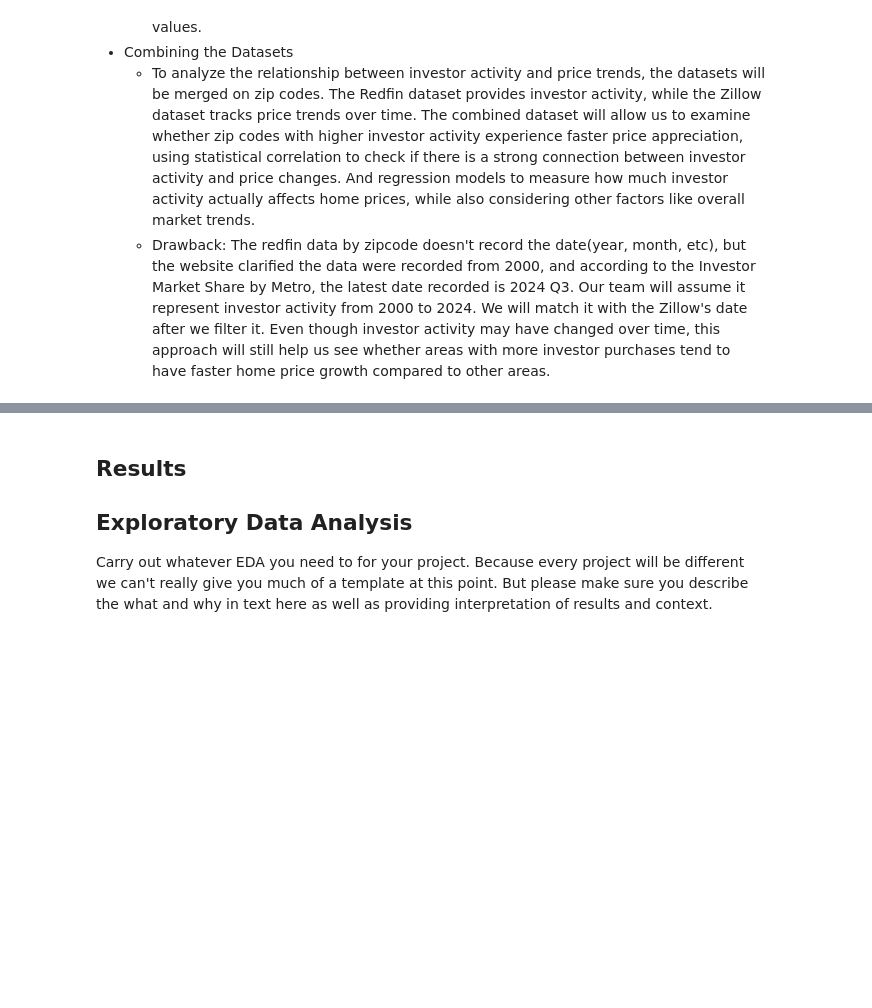
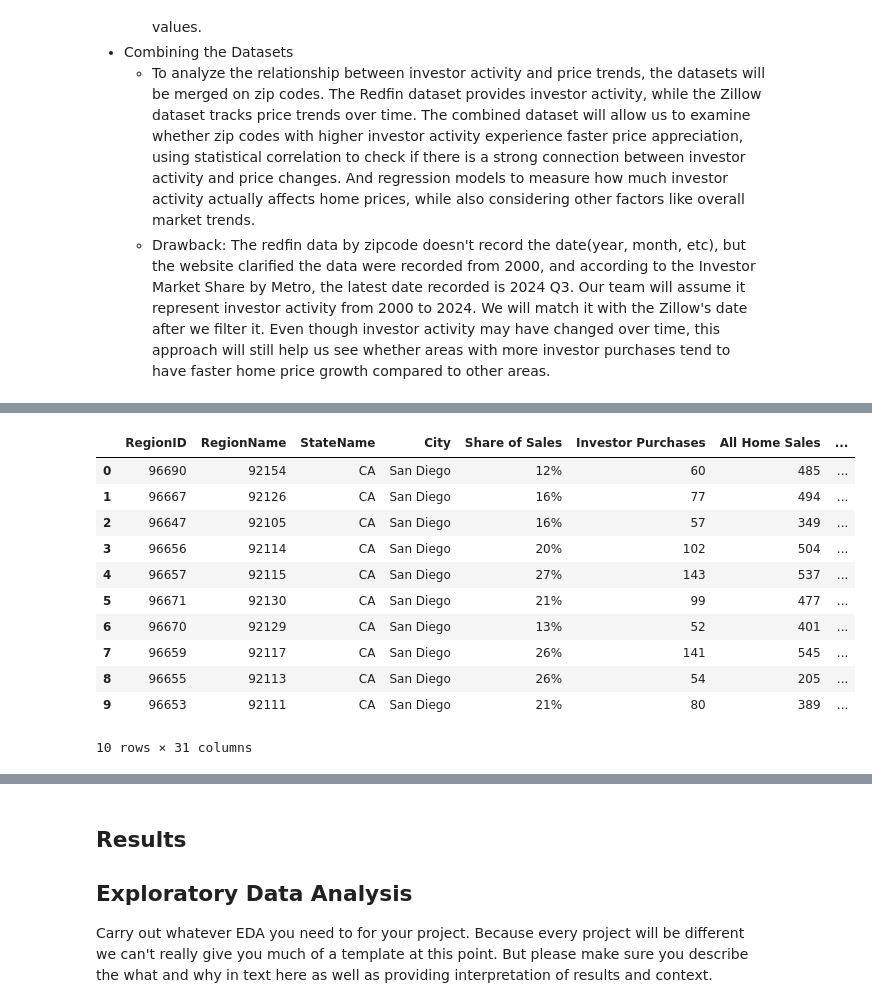
Before and after one commit to rangelrichard/investor_impact, a Jupyter notebook: EDACheckpoint_Group171_WI25.ipynb, the cells around one changed output, grey strips where cells are left out. Cells and saved outputs as stored; diff of their text form; code cells hidden in the pictures; blank space fills up the shorter version.

```diff
--- a/EDACheckpoint_Group171_WI25.ipynb
+++ b/EDACheckpoint_Group171_WI25.ipynb
@@ -69,3 +69,8 @@ We predict that zip codes with higher investor activity (measured by the percent
 # %%
 ## YOUR CODE TO LOAD/CLEAN/TIDY/WRANGLE THE DATA GOES HERE
 ## FEEL FREE TO ADD MULTIPLE CELLS PER SECTION
+import pandas as pd
+import numpy as np
+redfin = pd.read_csv('https://docs.google.com/spreadsheets/d/e/2PACX-1vSE6CqRxuF2BT8dagvZcjvXvmMd0WfO5blJ60jIWcebwYdQZsELeAPxrKKiF3vTIVQ81-iIgDybYAeF/pub?gid=1006899554&single=true&output=csv')
+redfin.shape
+redfin
@@ -76,0 +93,5 @@ We predict that zip codes with higher investor activity (measured by the percent
+# %%
+import pandas as pd
+file_path = "https://files.zillowstatic.com/research/public_csvs/zhvi/Zip_zhvi_uc_sfrcondo_tier_0.33_0.67_month.csv"
+df = pd.read_csv(file_path)
+df.head(5)
@@ -76,0 +106,10 @@ We predict that zip codes with higher investor activity (measured by the percent
+# %%
+# Filter for San Diego city and in California only
+zillow = df[(df["City"] == "San Diego") & (df["StateName"] == "CA")]
+# Keep only columns for 2000 to 2024
+date_columns = [col for col in zillow.columns if col.startswith(("2000", "2024"))]
+columns_to_keep = ["RegionID", "RegionName", "StateName", "City", "CountyName"] + date_columns
+zillow = zillow[columns_to_keep]
+zillow = zillow.reset_index(drop=True)
+
+zillow.head(5)
@@ -76,0 +124,31 @@ We predict that zip codes with higher investor activity (measured by the percent
+# %%
+redfin["Zip Code"] = redfin["Zip Code"].astype(str)
+zillow["RegionName"] = zillow["RegionName"].astype(str)
+
+# Merge on ZIP code (inner join to keep only matching ZIPs)
+merged_df = pd.merge(zillow, redfin, left_on="RegionName", right_on="Zip Code", how="inner")
+
+# Drop duplicate ZIP column
+merged_df = merged_df.drop(columns=["Zip Code"])
+
+# Drop unnecessary columns
+merged_df = merged_df.drop(columns=["Redfin Metro", "CountyName"], errors="ignore")
+
+#Change column order
+columns_order = ["RegionID", "RegionName", "StateName", "City", "Share of Sales", "Investor Purchases", "All Home Sales"]
+remaining_columns = [col for col in merged_df.columns if col not in columns_order]
+merged_df = merged_df[columns_order + remaining_columns]
+merged_df.head(10)
+# %% [output]
+|  | RegionID | RegionName | StateName | City | Share of Sales | Investor Purchases | All Home Sales | ... |
+| 0 | 96690 | 92154 | CA | San Diego | 12% | 60 | 485 | ... |
+| 1 | 96667 | 92126 | CA | San Diego | 16% | 77 | 494 | ... |
+| 2 | 96647 | 92105 | CA | San Diego | 16% | 57 | 349 | ... |
+| 3 | 96656 | 92114 | CA | San Diego | 20% | 102 | 504 | ... |
+| 4 | 96657 | 92115 | CA | San Diego | 27% | 143 | 537 | ... |
+| 5 | 96671 | 92130 | CA | San Diego | 21% | 99 | 477 | ... |
+| 6 | 96670 | 92129 | CA | San Diego | 13% | 52 | 401 | ... |
+| 7 | 96659 | 92117 | CA | San Diego | 26% | 141 | 545 | ... |
+| 8 | 96655 | 92113 | CA | San Diego | 26% | 54 | 205 | ... |
+| 9 | 96653 | 92111 | CA | San Diego | 21% | 80 | 389 | ... |
+10 rows × 31 columns
```
Also changed, not shown: parts of 9 cells of this notebook.
